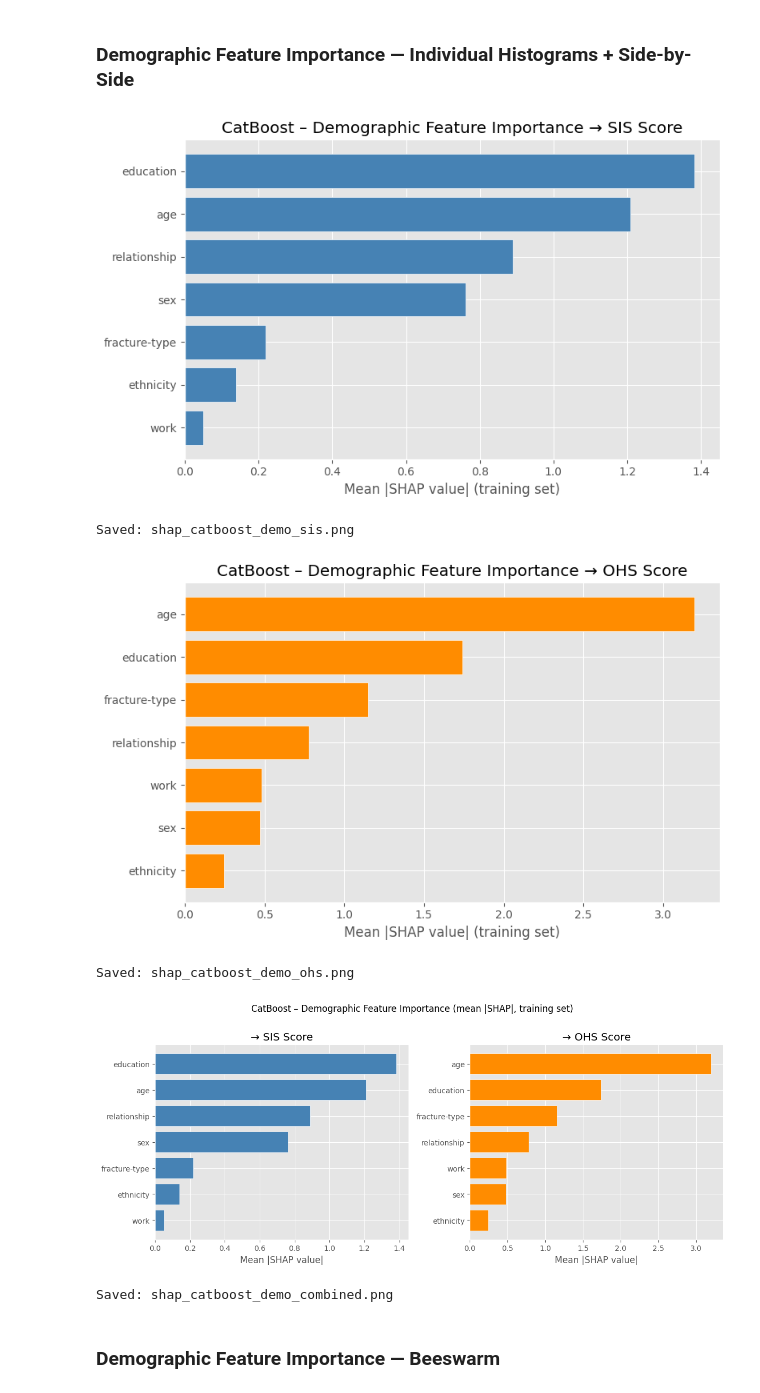
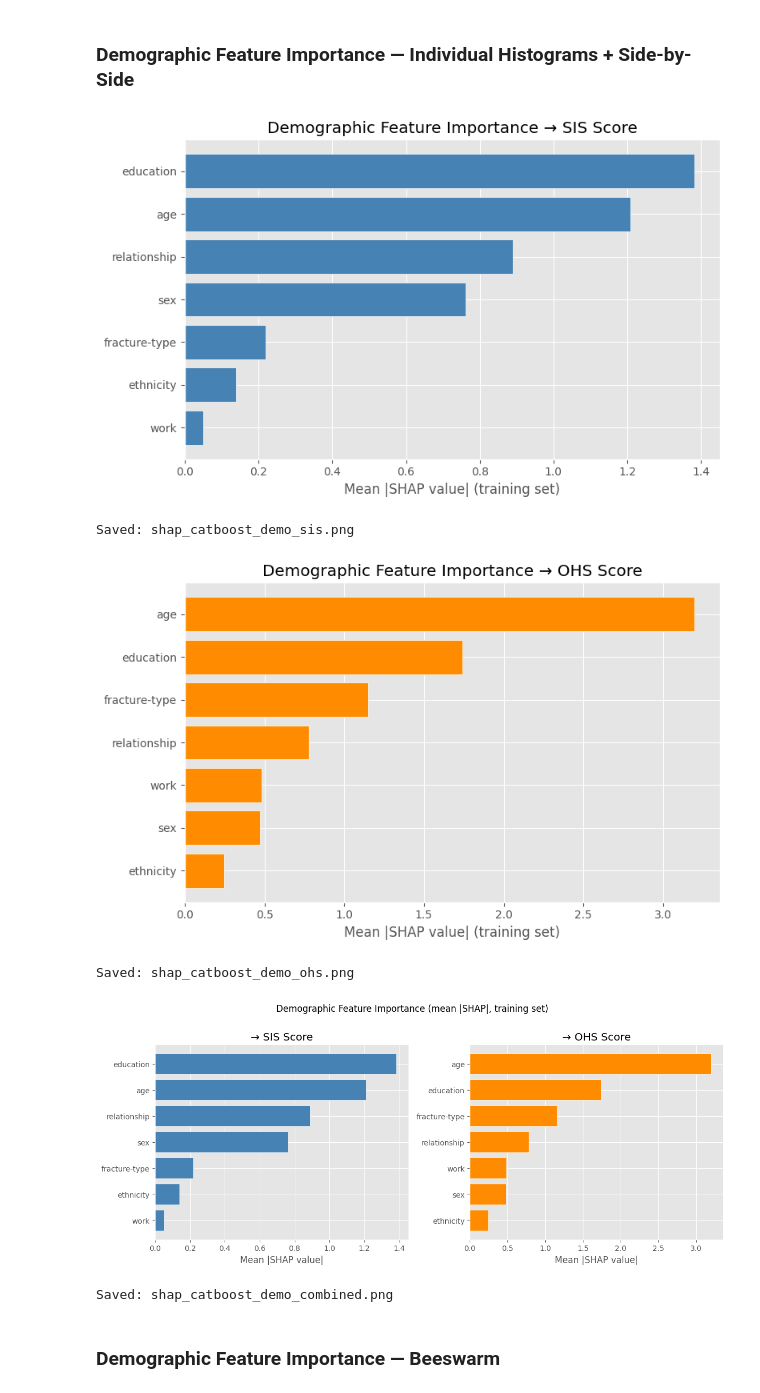
Before and after one commit to VNSwtHuo/maison-llf, a Jupyter notebook: shap_catboost_cv.ipynb, the cells around one changed output. Drawn from its saved outputs; the diff is of its cells as text; code cells hidden in the pictures.

```diff
--- a/shap_catboost_cv.ipynb
+++ b/shap_catboost_cv.ipynb
@@ -119,7 +123,6 @@ for target in SHAP_TARGETS:
     sv = shap.TreeExplainer(m).shap_values(X)
     sensor_shap_vals[target] = sv
     sensor_shap_X[target]    = X
-    print(f'{target.upper()} done  (train={len(train_ids)} rows)')
 
 sensor_shap_dfs = {}
 for target in SHAP_TARGETS:
@@ -128,7 +131,7 @@ for target in SHAP_TARGETS:
              .sort_values('weights', ascending=False)
              .reset_index(drop=True))
     sensor_shap_dfs[target] = df
-    df.to_csv(DATA_DIR / f'shap_catboost_{target}_feature_importance.csv', index=False)
+    df.to_csv(SHAP_DIR / f'shap_catboost_{target}_feature_importance.csv', index=False)
     print(f'{target.upper()} top-5: {df["feature"].head(5).tolist()}')
 
-print('\nSensor SHAP CSVs saved.')
+print('\nSensor SHAP CSVs saved to', SHAP_DIR)
@@ -151,7 +147,7 @@ for target in SHAP_TARGETS:
     ax.set_yticks(y_pos)
     ax.set_yticklabels(top20['feature'].values[::-1], fontsize=9)
     ax.set_xlabel('Mean |SHAP value| (training set)')
-    ax.set_title(f'CatBoost – Top 20 Sensor Features → {target.upper()} Score')
+    ax.set_title(f'Top 20 Sensor Features → {target.upper()} Score')
     plt.tight_layout()
     plt.savefig(DATA_DIR / f'shap_catboost_sensor_{target}_top20.png', dpi=150, bbox_inches='tight')
     plt.show()
@@ -175,7 +171,7 @@ for target in SHAP_TARGETS:
     fig = plt.gcf()
     fig.set_size_inches(9, 7)
     fig.suptitle(
-        f'CatBoost SHAP Beeswarm - Top 20 Sensor Features → {target.upper()} Score\n',
+        f'SHAP - Top 20 Sensor Features → {target.upper()} Score\n',
         fontsize=11, y=1.02,
     )
     plt.savefig(DATA_DIR / f'shap_catboost_sensor_{target}_beeswarm.png', dpi=150, bbox_inches='tight')
@@ -229,8 +225,8 @@ for target in SHAP_TARGETS:
              .sort_values('weights', ascending=False)
              .reset_index(drop=True))
     demo_shap_dfs[target] = df
-    df.to_csv(DATA_DIR / f'shap_catboost_demo_{target}_feature_importance.csv', index=False)
+    df.to_csv(SHAP_DIR / f'shap_catboost_demo_{target}_feature_importance.csv', index=False)
     print(f'\n{target.upper()} demographic SHAP:')
     print(df.to_string(index=False))
 
-print('\nDemographic SHAP CSVs saved.')
+print('\nDemographic SHAP CSVs saved to', SHAP_DIR)
@@ -260,40 +238,40 @@ for target in SHAP_TARGETS:
     fig, ax = plt.subplots(figsize=(8, 5))
     y_pos = np.arange(len(df))
     ax.barh(y_pos, df['weights'].values[::-1],
             color=_pal[target], edgecolor='white', linewidth=0.5)
     ax.set_yticks(y_pos)
     ax.set_yticklabels(df['feature'].values[::-1], fontsize=10)
     ax.set_xlabel('Mean |SHAP value| (training set)')
-    ax.set_title(f'CatBoost – Demographic Feature Importance → {target.upper()} Score')
+    ax.set_title(f'Demographic Feature Importance → {target.upper()} Score')
     plt.tight_layout()
     plt.savefig(DATA_DIR / f'shap_catboost_demo_{target}.png', dpi=150, bbox_inches='tight')
     plt.show()
     print(f'Saved: shap_catboost_demo_{target}.png')
 
 fig, axes = plt.subplots(1, 2, figsize=(12, 5), sharey=False)
 for ax, target in zip(axes, SHAP_TARGETS):
     df = demo_shap_dfs[target]
     y_pos = np.arange(len(df))
     ax.barh(y_pos, df['weights'].values[::-1],
             color=_pal[target], edgecolor='white', linewidth=0.5)
     ax.set_yticks(y_pos)
     ax.set_yticklabels(df['feature'].values[::-1], fontsize=10)
     ax.set_xlabel('Mean |SHAP value|')
     ax.set_title(f'→ {target.upper()} Score')
 fig.suptitle(
-    'CatBoost – Demographic Feature Importance (mean |SHAP|, training set)',
+    'Demographic Feature Importance (mean |SHAP|, training set)',
     fontsize=12, y=1.01,
 )
 plt.tight_layout()
 plt.savefig(DATA_DIR / 'shap_catboost_demo_combined.png', dpi=150, bbox_inches='tight')
 plt.show()
 print('Saved: shap_catboost_demo_combined.png')
 # %% [output]
-[figure, old version]
+[figure, new version]
 Saved: shap_catboost_demo_sis.png
-[figure, old version]
+[figure, new version]
 Saved: shap_catboost_demo_ohs.png
-[figure, old version]
+[figure, new version]
 Saved: shap_catboost_demo_combined.png
 # %% [markdown]
 ### Demographic Feature Importance — Beeswarm
```
Also changed, not shown: parts of 7 cells of this notebook, 40 other files.
